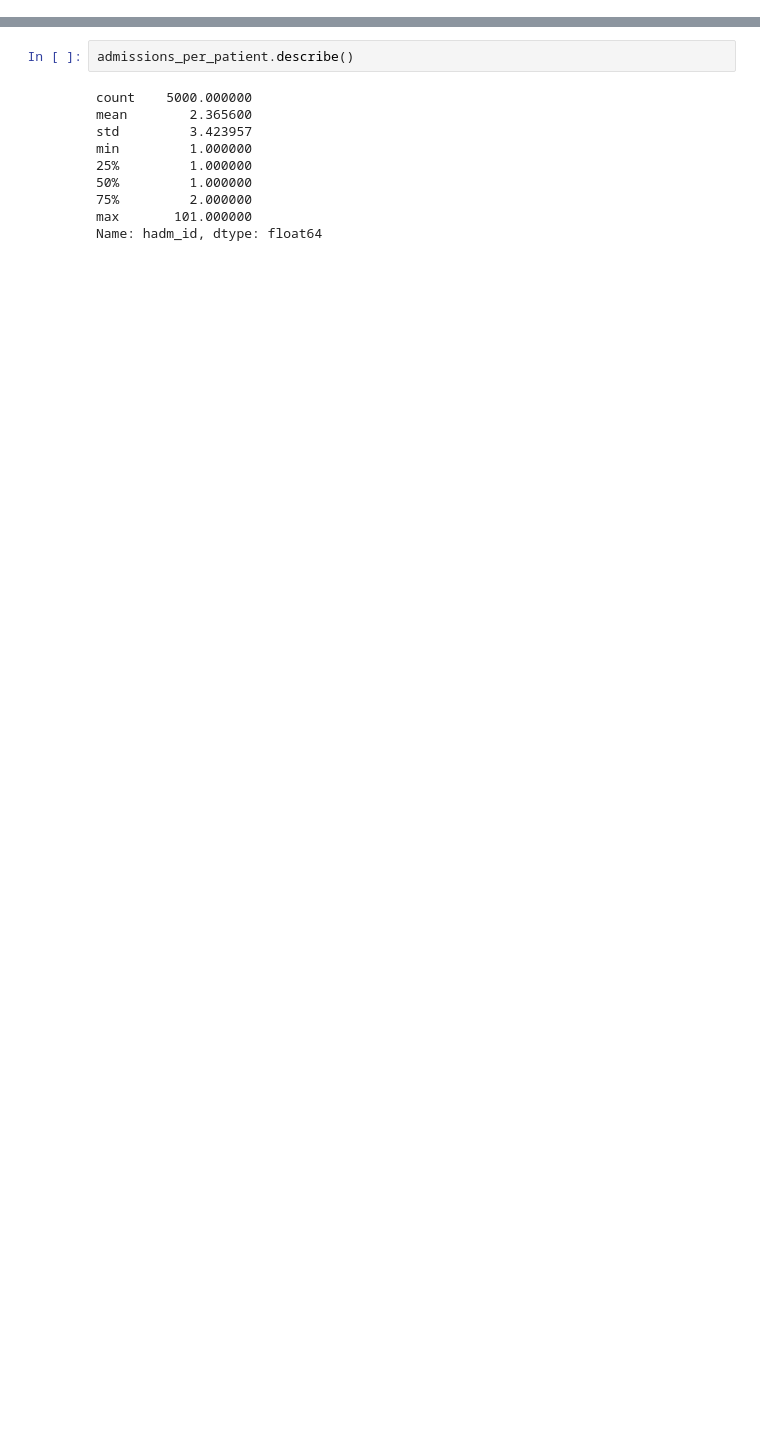
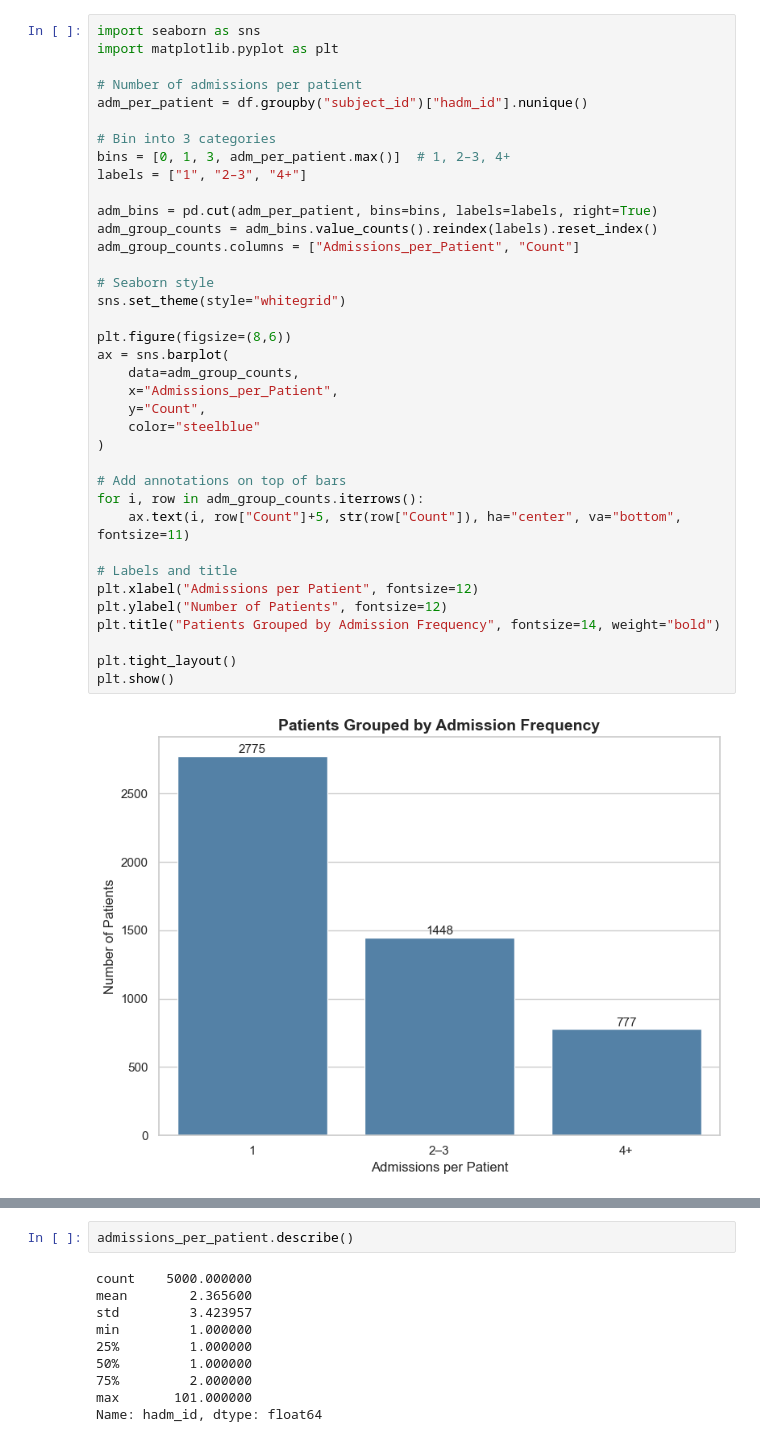
Before and after one commit to amyduguid2/MIMIC_Analysis, a Jupyter notebook: visualisation.ipynb, the cells around one changed output, grey strips where cells are left out. Drawn from its saved outputs; the diff is of its cells as text; blank space fills up the shorter version.

```diff
--- a/visualisation.ipynb
+++ b/visualisation.ipynb
@@ -18,0 +55,39 @@ plt.show()
+# %%
+import seaborn as sns
+import matplotlib.pyplot as plt
+
+# Number of admissions per patient
+adm_per_patient = df.groupby("subject_id")["hadm_id"].nunique()
+
+# Bin into 3 categories
+bins = [0, 1, 3, adm_per_patient.max()]  # 1, 2–3, 4+
+labels = ["1", "2–3", "4+"]
+
+adm_bins = pd.cut(adm_per_patient, bins=bins, labels=labels, right=True)
+adm_group_counts = adm_bins.value_counts().reindex(labels).reset_index()
+adm_group_counts.columns = ["Admissions_per_Patient", "Count"]
+
+# Seaborn style
+sns.set_theme(style="whitegrid")
+
+plt.figure(figsize=(8,6))
+ax = sns.barplot(
+    data=adm_group_counts,
+    x="Admissions_per_Patient",
+    y="Count",
+    color="steelblue"
+)
+
+# Add annotations on top of bars
+for i, row in adm_group_counts.iterrows():
+    ax.text(i, row["Count"]+5, str(row["Count"]), ha="center", va="bottom", fontsize=11)
+
+# Labels and title
+plt.xlabel("Admissions per Patient", fontsize=12)
+plt.ylabel("Number of Patients", fontsize=12)
+plt.title("Patients Grouped by Admission Frequency", fontsize=14, weight="bold")
+
+plt.tight_layout()
+plt.show()
+# %% [output]
+[figure, added]
```
Also changed, not shown: parts of 15 cells of this notebook, 5 other files.
